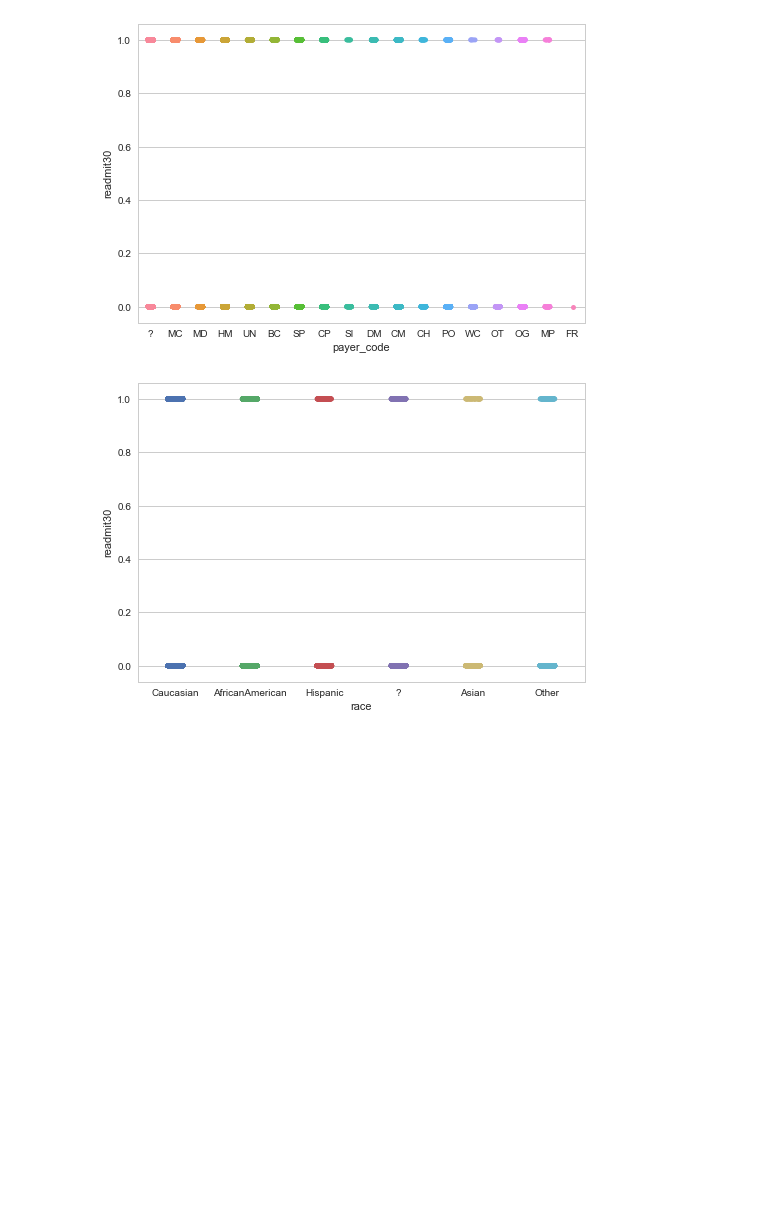
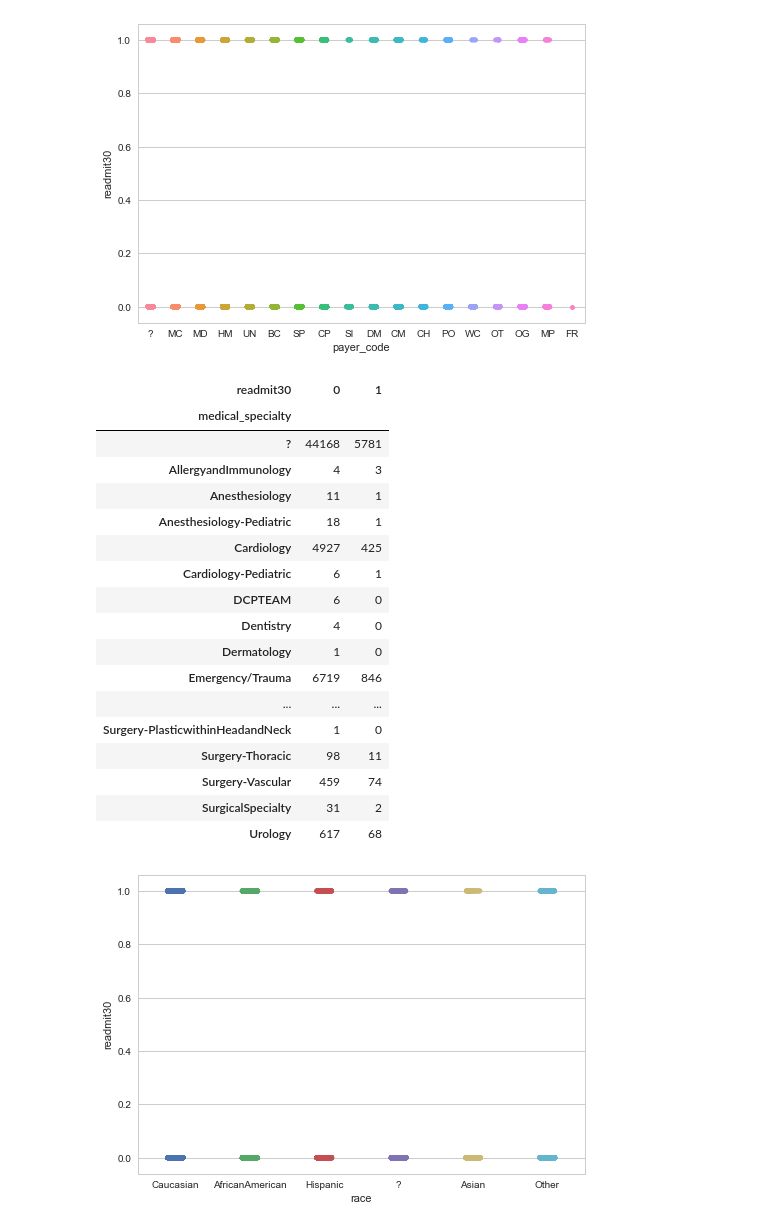
Before and after one commit to AOlden/sb-projects, a Jupyter notebook: diabetes_readmission/exploratory_analysis_diabetes_readmission.ipynb, the cells around one changed output. Drawn from its saved outputs; the diff is of its cells as text; code cells hidden in the pictures; blank space fills up the shorter version.

```diff
--- a/diabetes_readmission/exploratory_analysis_diabetes_readmission.ipynb
+++ b/diabetes_readmission/exploratory_analysis_diabetes_readmission.ipynb
@@ -24,6 +23,29 @@ sns.stripplot(x = 'payer_code', y = 'readmit30', data = readmit, jitter = True)
 <matplotlib.axes._subplots.AxesSubplot at 0x...>
 [figure]
 # %%
- #check for relationship b/w physician specialty (53% missing) and readmission
-#sns.stripplot(x = 'medical_specialty', y = 'readmit30', data = readmit, jitter = True)
+#Is there an association b/w physician specialty (53% missing) and readmission?
+    #sns.stripplot(x = 'medical_specialty', y = 'readmit30', data = readmit, jitter = True)
+
+    #use crosstab and eyeball concordance since above scatterplot is too hard to read
+        #nothing obvious appears, so remove variable from data set below
+pd.crosstab(index = readmit['medical_specialty'], columns = readmit['readmit30'])
+# %% [output]
+| readmit30 | 0 | 1 |
+| medical_specialty |  |  |
+| ? | 44168 | 5781 |
+| AllergyandImmunology | 4 | 3 |
+| Anesthesiology | 11 | 1 |
+| Anesthesiology-Pediatric | 18 | 1 |
+| Cardiology | 4927 | 425 |
+| Cardiology-Pediatric | 6 | 1 |
+| DCPTEAM | 6 | 0 |
+| Dentistry | 4 | 0 |
+| Dermatology | 1 | 0 |
+| Emergency/Trauma | 6719 | 846 |
+| ... | ... | ... |
+| Surgery-PlasticwithinHeadandNeck | 1 | 0 |
+| Surgery-Thoracic | 98 | 11 |
+| Surgery-Vascular | 459 | 74 |
+| SurgicalSpecialty | 31 | 2 |
+| Urology | 617 | 68 |
 # %%
```
Also changed, not shown: parts of 13 cells of this notebook.
